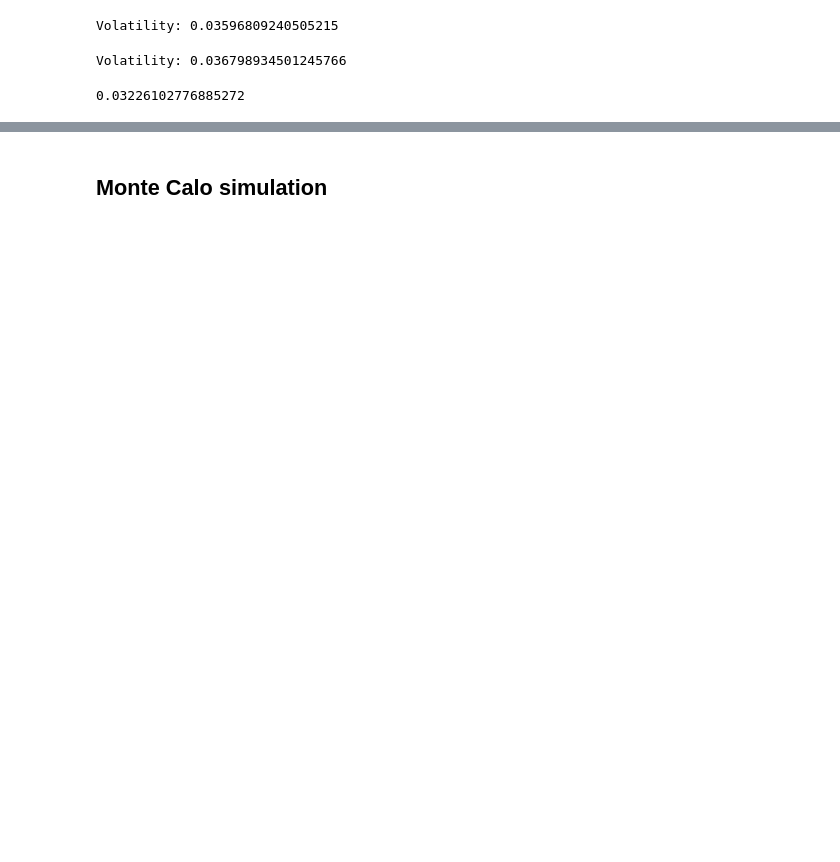
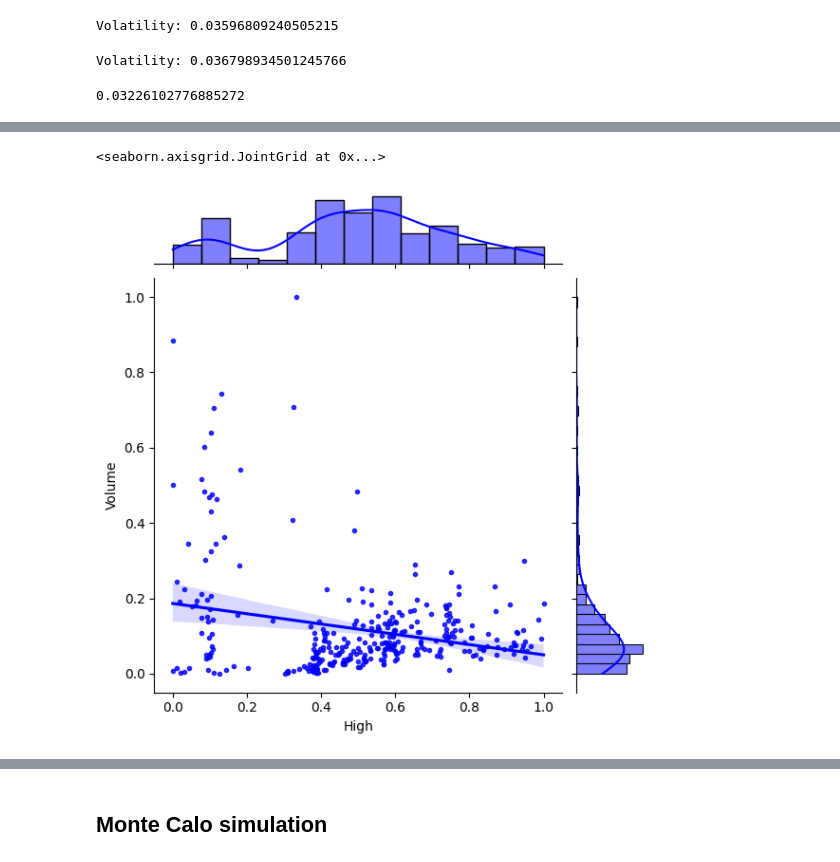
Before and after one commit to arunp77/Machine-Learning, a Jupyter notebook: Projects-ML/Monte-carlo-simulation.ipynb, the cells around one changed output, grey strips where cells are left out. Cells and saved outputs as stored; diff of their text form; code cells hidden in the pictures; blank space fills up the shorter version.

```diff
--- a/Projects-ML/Monte-carlo-simulation.ipynb
+++ b/Projects-ML/Monte-carlo-simulation.ipynb
@@ -666,0 +761,6 @@ adani_df.describe()
+# %%
+# Scatter Plot with Marginal Histograms along with linear regression
+sns.jointplot(data=adani_df_normalized.loc['2020-01-01':], x='High', y='Volume', kind="reg", color='blue', marker=".")
+# %% [output]
+<seaborn.axisgrid.JointGrid at 0x...>
+[figure, added]
```
Also changed, not shown: parts of 26 cells of this notebook.
